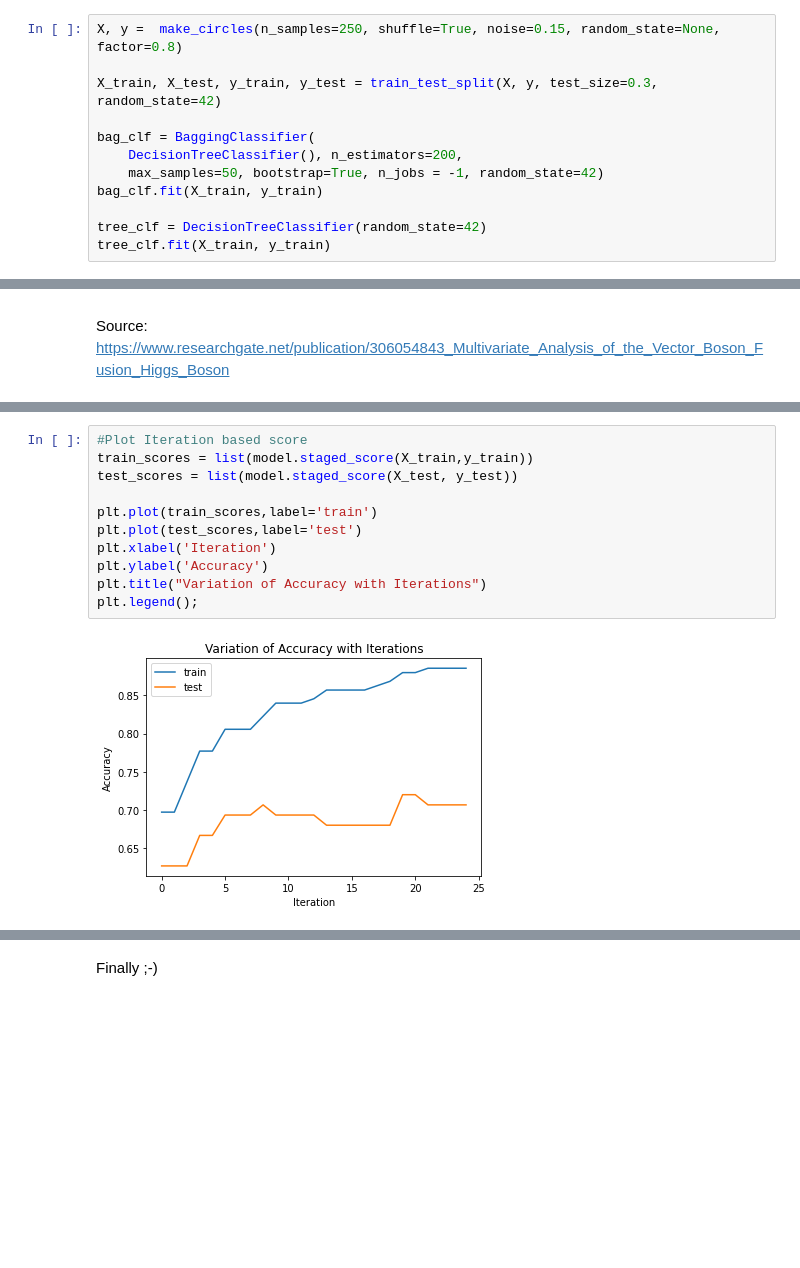
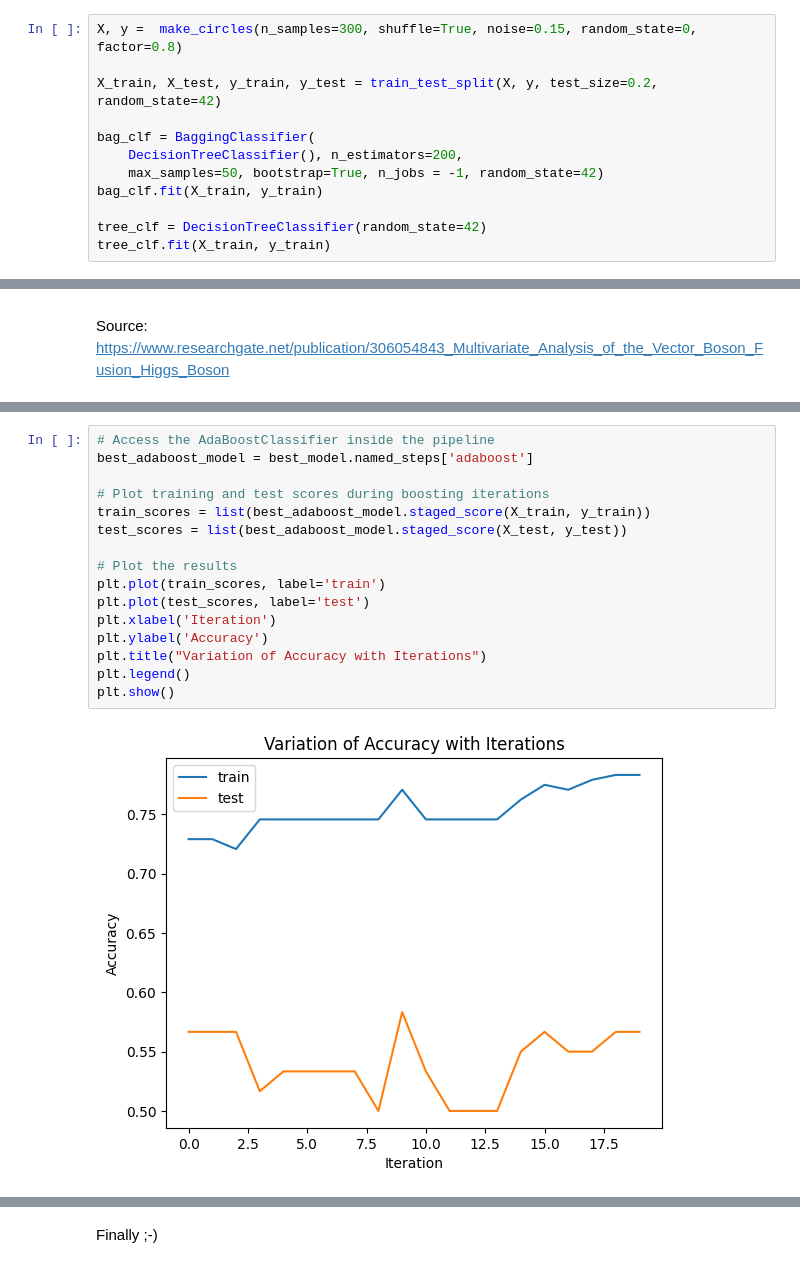
Before and after one commit to francji1/01DAS, a Jupyter notebook: lectures/lecture_02_regression/01ADS_Decision_Trees.ipynb, the cells around one changed output, grey strips where cells are left out. Cells and saved outputs as stored; diff of their text form; blank space fills up the shorter version.

```diff
--- a/lectures/lecture_02_regression/01ADS_Decision_Trees.ipynb
+++ b/lectures/lecture_02_regression/01ADS_Decision_Trees.ipynb
@@ -976,9 +986,9 @@ print(accuracy_score(y_test, y_pred_tree))
 # %% [markdown]
 **Bagging produces smoother decision boundaries than trees.**
 # %%
-X, y =  make_circles(n_samples=250, shuffle=True, noise=0.15, random_state=None, factor=0.8)
+X, y =  make_circles(n_samples=300, shuffle=True, noise=0.15, random_state=0, factor=0.8)
 
-X_train, X_test, y_train, y_test = train_test_split(X, y, test_size=0.3, random_state=42)
+X_train, X_test, y_train, y_test = train_test_split(X, y, test_size=0.2, random_state=42)
 
 bag_clf = BaggingClassifier(
     DecisionTreeClassifier(), n_estimators=200,
@@ -1136,14 +1198,19 @@ Accuracy model2, Testing Set  : 57.333333333333336%
 # %%
-#Plot Iteration based score
-train_scores = list(model.staged_score(X_train,y_train))
-test_scores = list(model.staged_score(X_test, y_test))
+# Access the AdaBoostClassifier inside the pipeline
+best_adaboost_model = best_model.named_steps['adaboost']
 
-plt.plot(train_scores,label='train')
-plt.plot(test_scores,label='test')
+# Plot training and test scores during boosting iterations
+train_scores = list(best_adaboost_model.staged_score(X_train, y_train))
+test_scores = list(best_adaboost_model.staged_score(X_test, y_test))
+
+# Plot the results
+plt.plot(train_scores, label='train')
+plt.plot(test_scores, label='test')
 plt.xlabel('Iteration')
 plt.ylabel('Accuracy')
 plt.title("Variation of Accuracy with Iterations")
-plt.legend();
+plt.legend()
+plt.show()
 # %% [output]
-[figure, old version]
+[figure, new version]
 # %%
```
Also changed, not shown: parts of 53 cells of this notebook.
